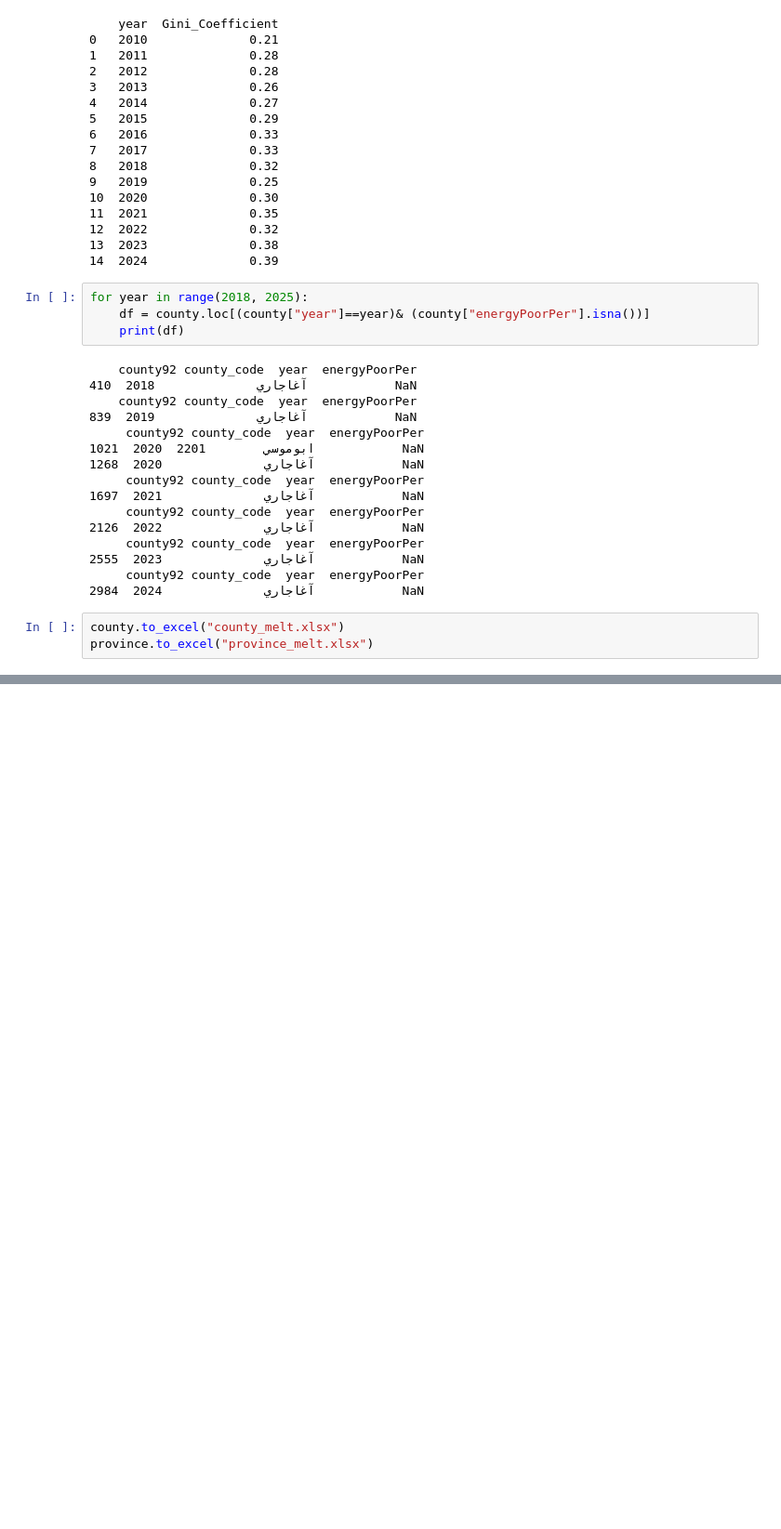
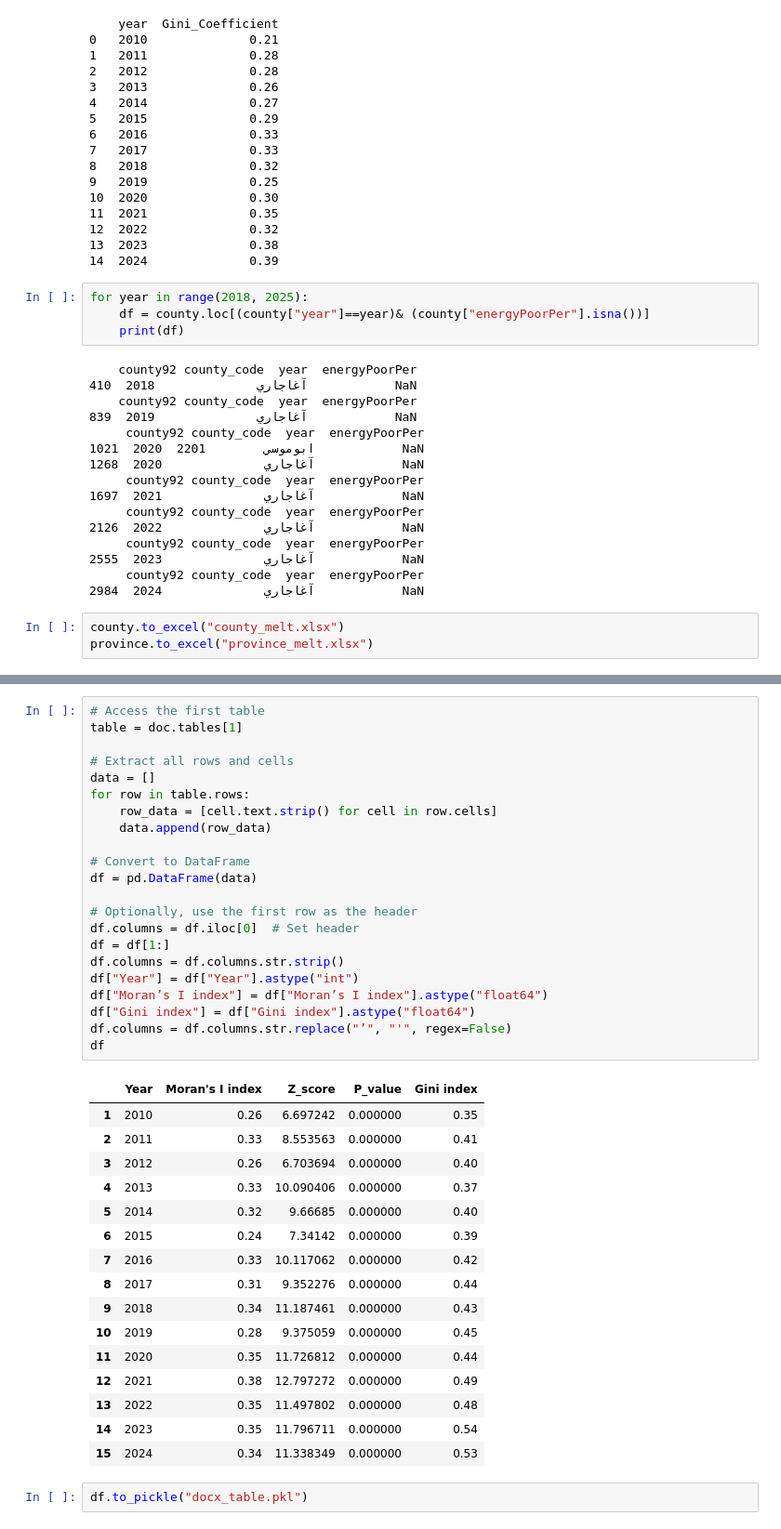
Before and after one commit to sinanarimani/energy-poverty, a Jupyter notebook: evaluation.ipynb, the cells around one changed output, grey strips where cells are left out. Shown at 93% size. Cells and saved outputs as stored; diff of their text form; blank space fills up the shorter version.

```diff
--- a/evaluation.ipynb
+++ b/evaluation.ipynb
@@ -1841,0 +1906,41 @@ province.to_excel("province_melt.xlsx")
+# %%
+# Access the first table
+table = doc.tables[1]
+
+# Extract all rows and cells
+data = []
+for row in table.rows:
+    row_data = [cell.text.strip() for cell in row.cells]
+    data.append(row_data)
+
+# Convert to DataFrame
+df = pd.DataFrame(data)
+
+# Optionally, use the first row as the header
+df.columns = df.iloc[0]  # Set header
+df = df[1:]
+df.columns = df.columns.str.strip()
+df["Year"] = df["Year"].astype("int")
+df["Moran’s I index"] = df["Moran’s I index"].astype("float64")
+df["Gini index"] = df["Gini index"].astype("float64")
+df.columns = df.columns.str.replace("’", "'", regex=False)
+df
+# %% [output]
+|  | Year | Moran's I index | Z_score | P_value | Gini index |
+| 1 | 2010 | 0.26 | 6.697242 | 0.000000 | 0.35 |
+| 2 | 2011 | 0.33 | 8.553563 | 0.000000 | 0.41 |
+| 3 | 2012 | 0.26 | 6.703694 | 0.000000 | 0.40 |
+| 4 | 2013 | 0.33 | 10.090406 | 0.000000 | 0.37 |
+| 5 | 2014 | 0.32 | 9.66685 | 0.000000 | 0.40 |
+| 6 | 2015 | 0.24 | 7.34142 | 0.000000 | 0.39 |
+| 7 | 2016 | 0.33 | 10.117062 | 0.000000 | 0.42 |
+| 8 | 2017 | 0.31 | 9.352276 | 0.000000 | 0.44 |
+| 9 | 2018 | 0.34 | 11.187461 | 0.000000 | 0.43 |
+| 10 | 2019 | 0.28 | 9.375059 | 0.000000 | 0.45 |
+| 11 | 2020 | 0.35 | 11.726812 | 0.000000 | 0.44 |
+| 12 | 2021 | 0.38 | 12.797272 | 0.000000 | 0.49 |
+| 13 | 2022 | 0.35 | 11.497802 | 0.000000 | 0.48 |
+| 14 | 2023 | 0.35 | 11.796711 | 0.000000 | 0.54 |
+| 15 | 2024 | 0.34 | 11.338349 | 0.000000 | 0.53 |
+# %%
+df.to_pickle("docx_table.pkl")
```
Also changed, not shown: parts of 8 cells of this notebook, 1 other file.
